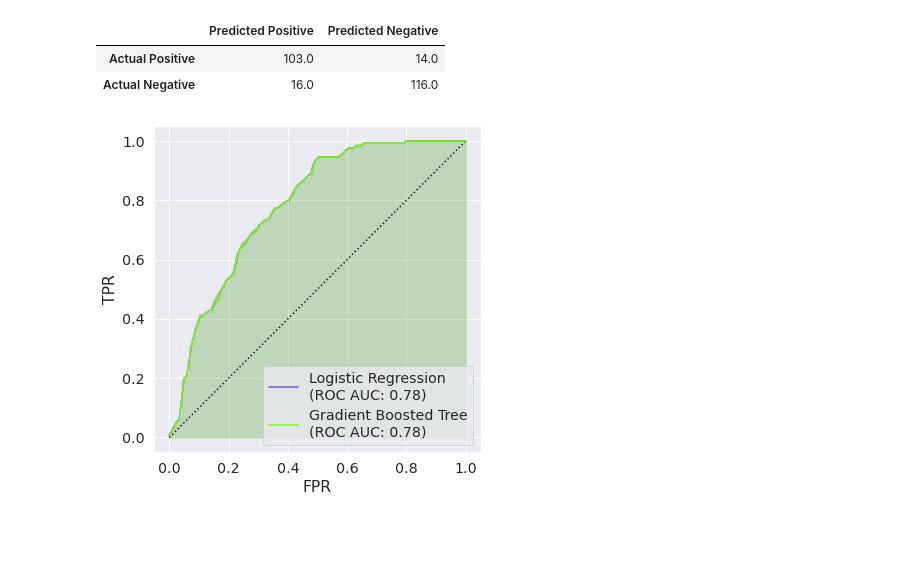
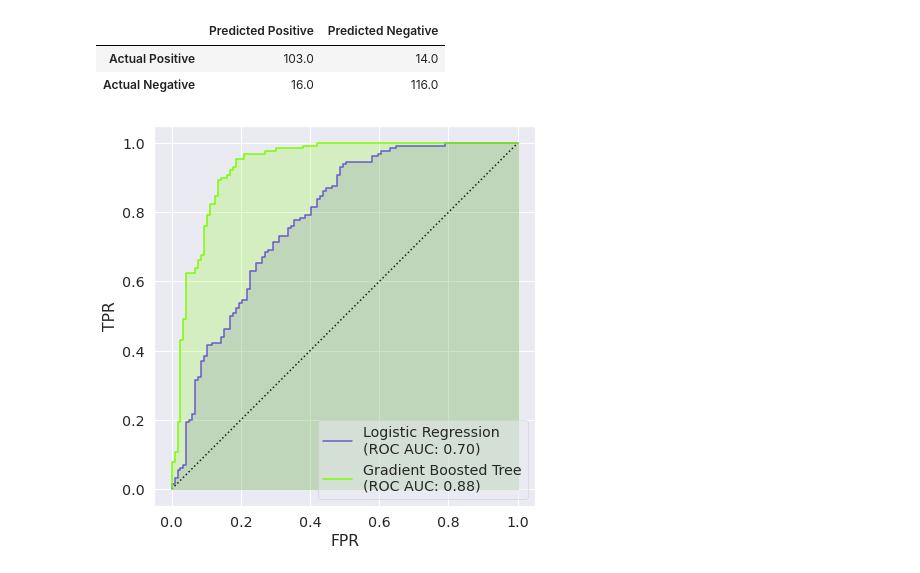
Before and after one commit to animaviridis/dmv-practicals, a Jupyter notebook: assessment/assignment2/task2.ipynb, the cells around one changed output. Cells and saved outputs as stored; diff of their text form; code cells hidden in the pictures; blank space fills up the shorter version.

Commit message:
[Assignment 2] Fixed ROC plot (using sklearn)

```diff
--- a/assessment/assignment2/task2.ipynb
+++ b/assessment/assignment2/task2.ipynb
@@ -267,16 +268,22 @@ conf_matrix('Gradient Boosted Tree')
 # %%
 # ROC curves for both models
 
-fig, ax = plt.subplots(figsize=(6, 6))
+fig, ax = plt.subplots(figsize=(7, 7))
 ax.set_aspect('equal')
 ax.plot([0, 1], [0, 1], 'k:')
 
 colors = ['slateblue', 'lawngreen']
 
-for i, (model_name, m) in enumerate(metrics.items()):
-    roc = lr_model.roc.toPandas()
-    sns.lineplot(ax=ax, data=roc, x='FPR', y='TPR', color=colors[i],
-                 label=f"{model_name}\n(ROC AUC: {lr_model.areaUnderROC:.2f})")
-    ax.fill_between(roc['FPR'], roc['TPR'], color=colors[i], alpha=0.2)
+for i, (model_name, m) in enumerate(models.items()):
+    fpr, tpr, _ = roc_curve(y_true=np.squeeze(m.select('label').collect()),
+                            y_score=np.squeeze(m.select('probability').collect()).T[1])
+
+    ax.plot(fpr, tpr, color=colors[i],
+            label=f"{model_name}\n(ROC AUC: {bin_metrics[model_name].areaUnderROC:.2f})")
+    ax.fill_between(fpr, tpr, color=colors[i], alpha=0.2, zorder=1)
+
+ax.set_xlabel('FPR')
+ax.set_ylabel('TPR')
+_ = ax.legend(fancybox=True, framealpha=0.5)
 # %% [output]
-[figure, old version]
+[figure, new version]
```
Also changed, not shown: parts of 1 cell of this notebook.
